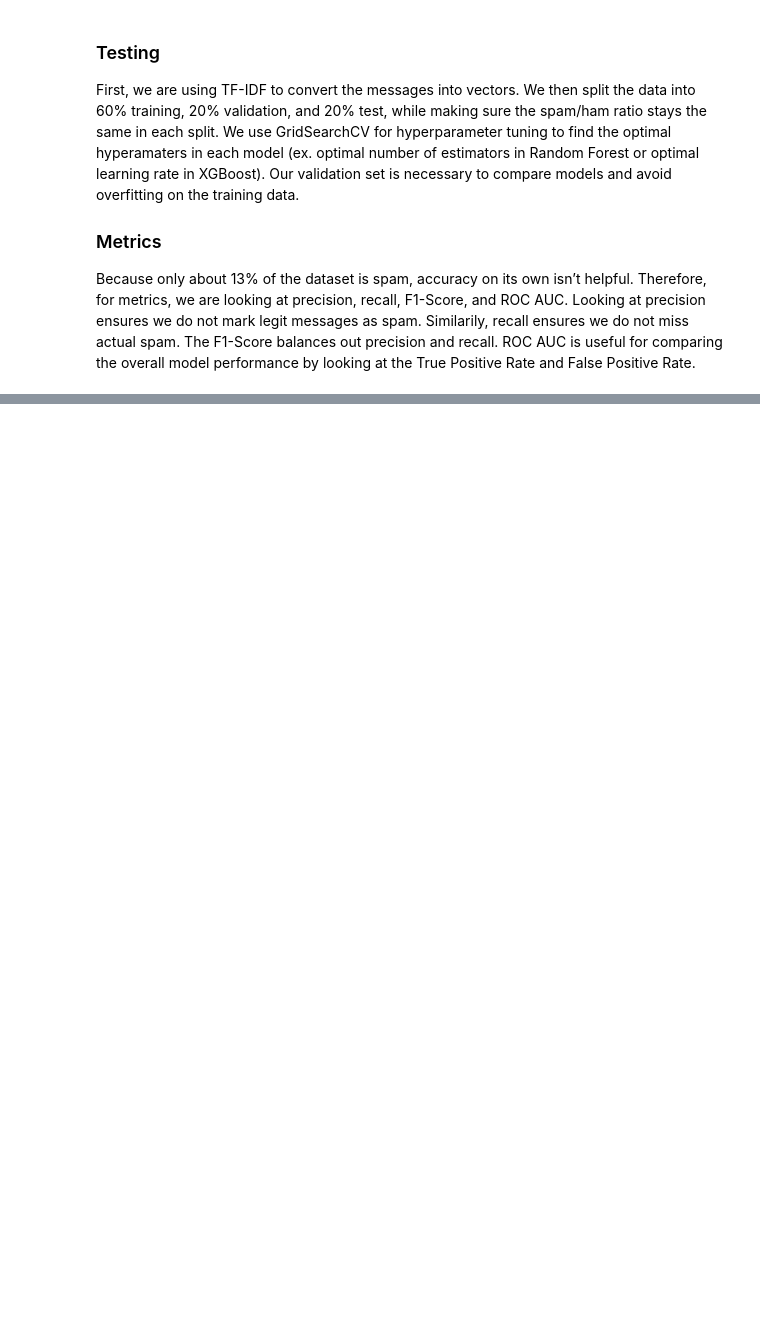
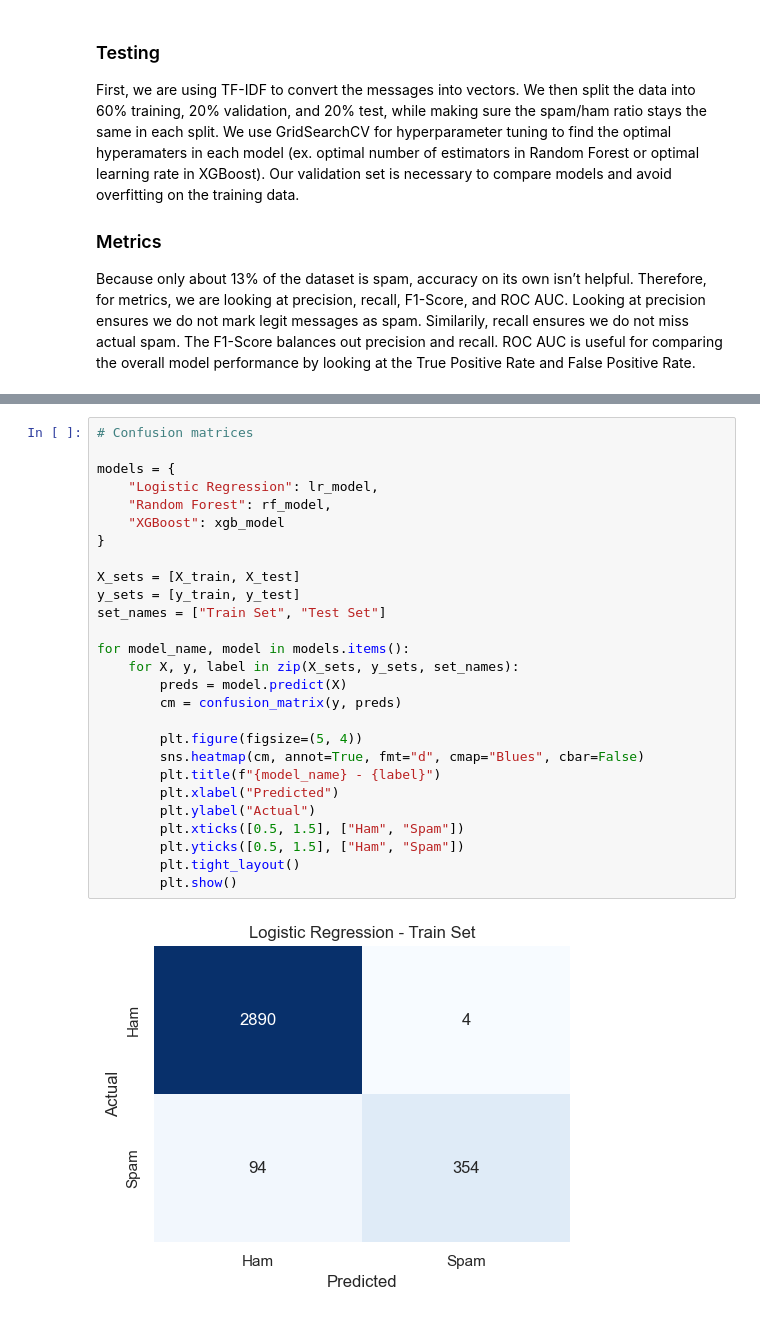
Before and after one commit to hillarychang/datasci207-proj, a Jupyter notebook: Hillary_SpamClassifier.ipynb, the cells around one changed output, grey strips where cells are left out. Saved outputs shown, nothing was run; the diff lists cells and outputs as text; blank space fills up the shorter version.

```diff
--- a/Hillary_SpamClassifier.ipynb
+++ b/Hillary_SpamClassifier.ipynb
@@ -338,0 +441,29 @@ Because only about 13% of the dataset is spam, accuracy on its own isn’t helpf
+# %%
+# Confusion matrices
+
+models = {
+    "Logistic Regression": lr_model,
+    "Random Forest": rf_model,
+    "XGBoost": xgb_model
+}
+
+X_sets = [X_train, X_test]
+y_sets = [y_train, y_test]
+set_names = ["Train Set", "Test Set"]
+
+for model_name, model in models.items():
+    for X, y, label in zip(X_sets, y_sets, set_names):
+        preds = model.predict(X)
+        cm = confusion_matrix(y, preds)
+
+        plt.figure(figsize=(5, 4))
+        sns.heatmap(cm, annot=True, fmt="d", cmap="Blues", cbar=False)
+        plt.title(f"{model_name} - {label}")
+        plt.xlabel("Predicted")
+        plt.ylabel("Actual")
+        plt.xticks([0.5, 1.5], ["Ham", "Spam"])
+        plt.yticks([0.5, 1.5], ["Ham", "Spam"])
+        plt.tight_layout()
+        plt.show()
+# %% [output]
+[figure, added]
```
Also changed, not shown: parts of 7 cells of this notebook.
